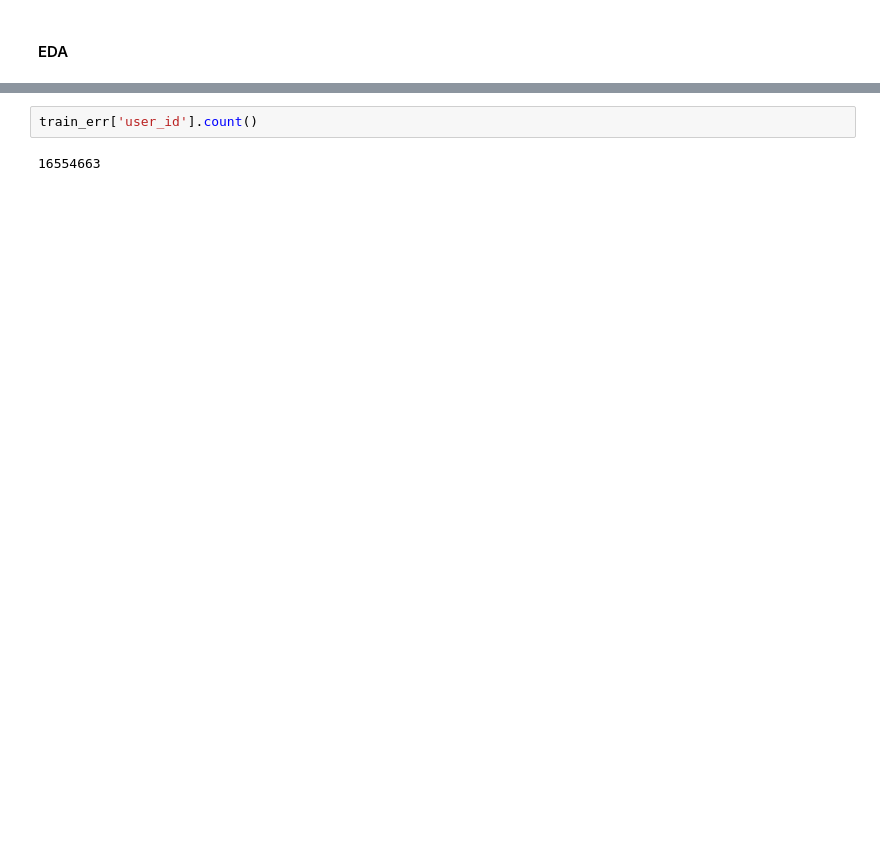
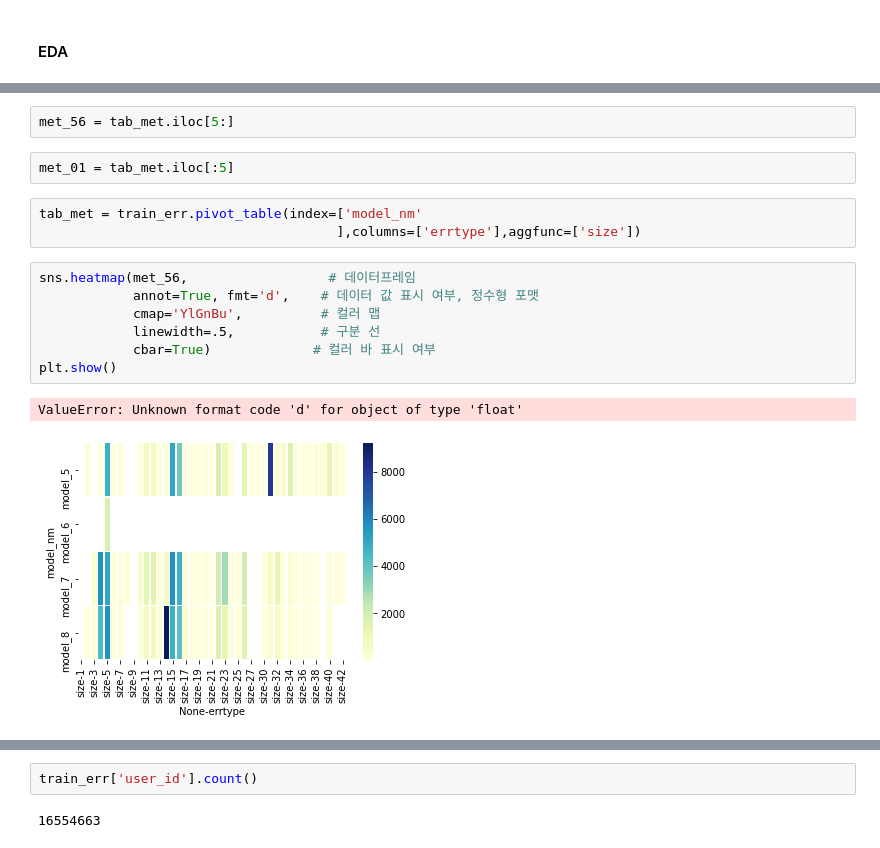
Before and after one commit to yg-renaissance/user-inconvenience-prediction, a Jupyter notebook: epsilon_eda.ipynb, the cells around one changed output, grey strips where cells are left out. Drawn from its saved outputs; the diff is of its cells as text; blank space fills up the shorter version.

Commit message:
in certain scopes ,errors happen frequently

```diff
--- a/epsilon_eda.ipynb
+++ b/epsilon_eda.ipynb
@@ -133,0 +166,17 @@ train_qual['datetime'] = pd.to_datetime(train_qual.time.astype('str'),format='%Y
+# %%
+met_56 = tab_met.iloc[5:]
+# %%
+met_01 = tab_met.iloc[:5]
+# %%
+tab_met = train_err.pivot_table(index=['model_nm'
+                                      ],columns=['errtype'],aggfunc=['size'])
+# %%
+sns.heatmap(met_56,                  # 데이터프레임
+            annot=True, fmt='d',    # 데이터 값 표시 여부, 정수형 포맷
+            cmap='YlGnBu',          # 컬러 맵
+            linewidth=.5,           # 구분 선
+            cbar=True)             # 컬러 바 표시 여부
+plt.show()
+# %% [output]
+ValueError: Unknown format code 'd' for object of type 'float'
+[figure, added]
```
Also changed, not shown: parts of 34 cells of this notebook.
